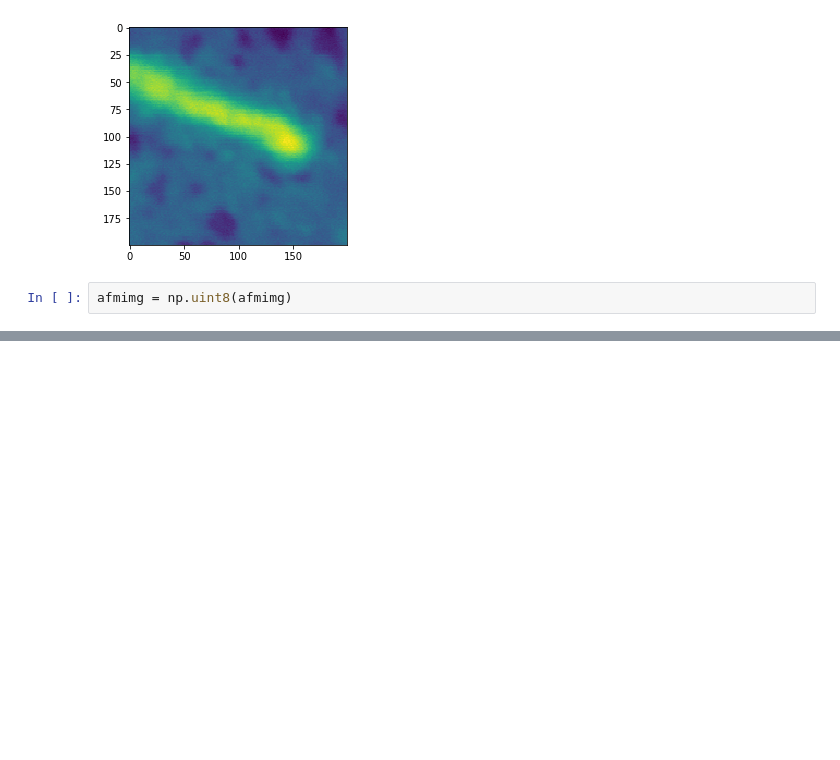
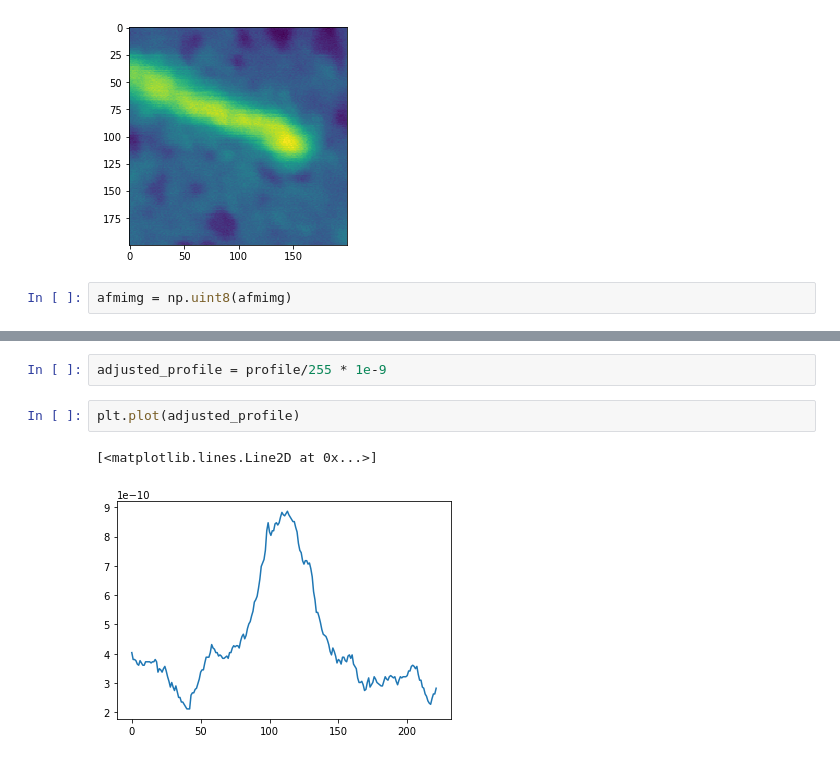
Before and after one commit to wesleyktatum/Nanowire_Measurements, a Jupyter notebook: NaRWHAL/OpenCV_learning.ipynb, the cells around one changed output, grey strips where cells are left out. Drawn from its saved outputs; the diff is of its cells as text; blank space fills up the shorter version.

```diff
--- a/NaRWHAL/OpenCV_learning.ipynb
+++ b/NaRWHAL/OpenCV_learning.ipynb
@@ -208,0 +135,7 @@ regr = linmod.LinearRegression()
+# %%
+adjusted_profile = profile/255 * 1e-9
+# %%
+plt.plot(adjusted_profile)
+# %% [output]
+[<matplotlib.lines.Line2D at 0x...>]
+[figure, added]
```
Also changed, not shown: parts of 18 cells of this notebook.
